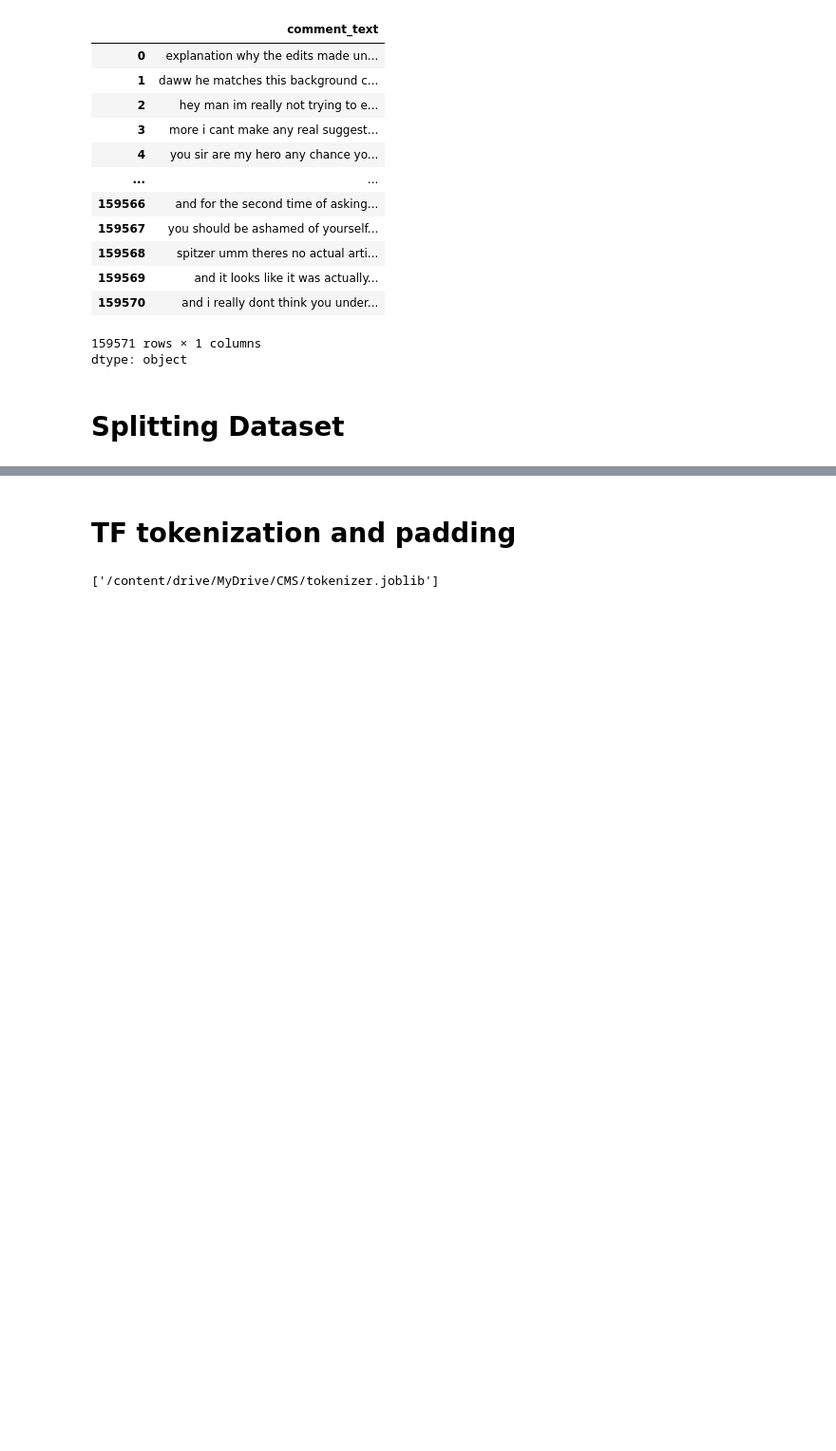
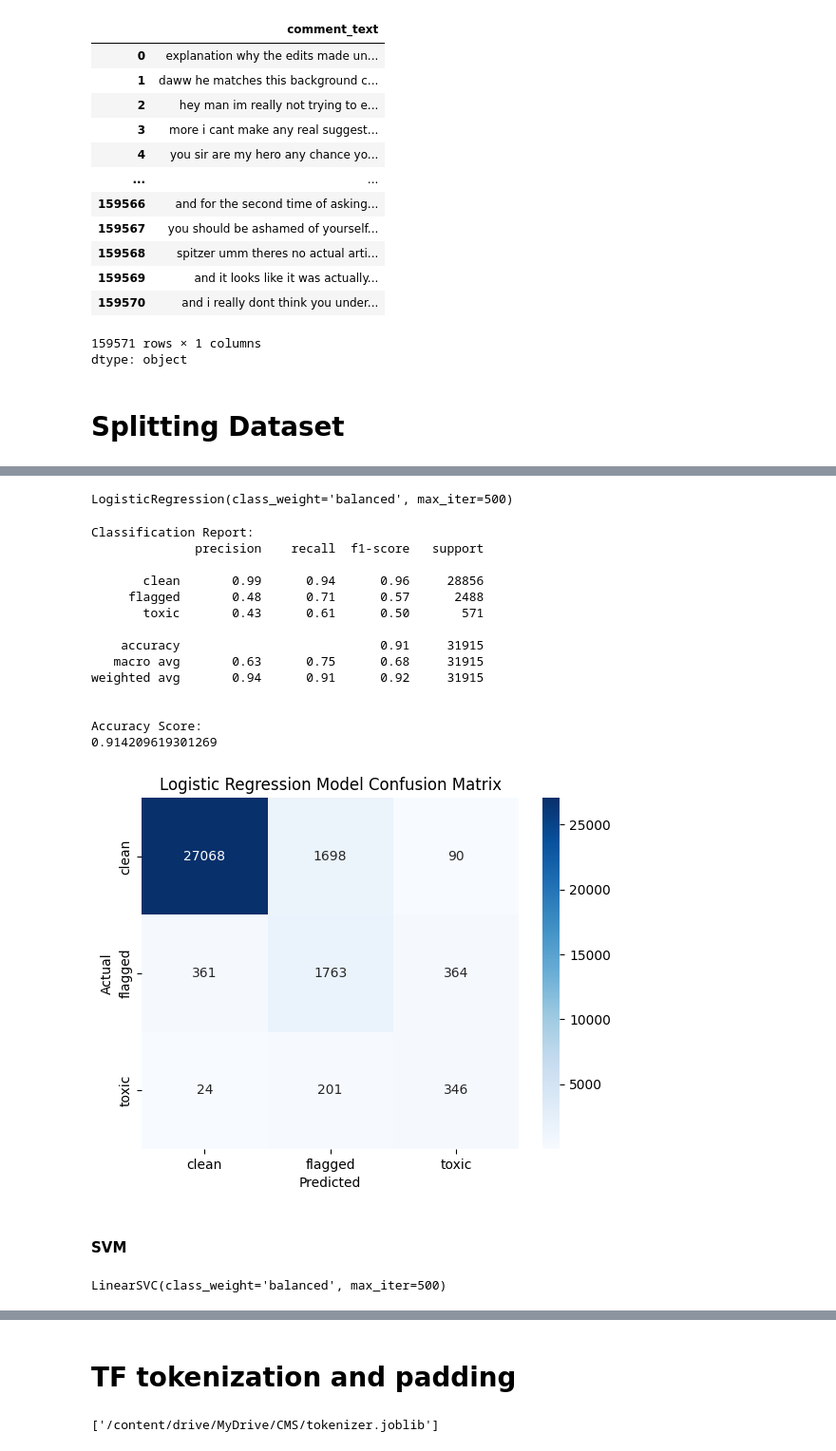
Before and after one commit to WinstonNji/Content-Management-System, a Jupyter notebook: Content_Moderation_System.ipynb, the cells around one changed output, grey strips where cells are left out. Shown at 95% size. Cells and saved outputs as stored; diff of their text form; code cells hidden in the pictures; blank space fills up the shorter version.

```diff
--- a/Content_Moderation_System.ipynb
+++ b/Content_Moderation_System.ipynb
@@ -149,0 +251,30 @@ X_train, X_test, y_train, y_test = train_test_split(
+# %%
+model_logistic_reg = LogisticRegression(class_weight='balanced', max_iter=500)
+model_logistic_reg.fit(X_vec_train, y_train)
+# %% [output]
+LogisticRegression(class_weight='balanced', max_iter=500)
+# %%
+evaluate_model_NLP(model_logistic_reg, 'Logistic Regression Model')
+# %% [output]
+Classification Report:
+              precision    recall  f1-score   support
+
+       clean       0.99      0.94      0.96     28856
+     flagged       0.48      0.71      0.57      2488
+       toxic       0.43      0.61      0.50       571
+
+    accuracy                           0.91     31915
+   macro avg       0.63      0.75      0.68     31915
+weighted avg       0.94      0.91      0.92     31915
+
+
+Accuracy Score:
+0.914209619301269
+[figure, added]
+# %% [markdown]
+#### SVM
+# %%
+model_linear_svc = LinearSVC(class_weight='balanced', max_iter=500)
+model_linear_svc.fit(X_vec_train, y_train)
+# %% [output]
+LinearSVC(class_weight='balanced', max_iter=500)
```
Also changed, not shown: parts of 21 cells of this notebook.
